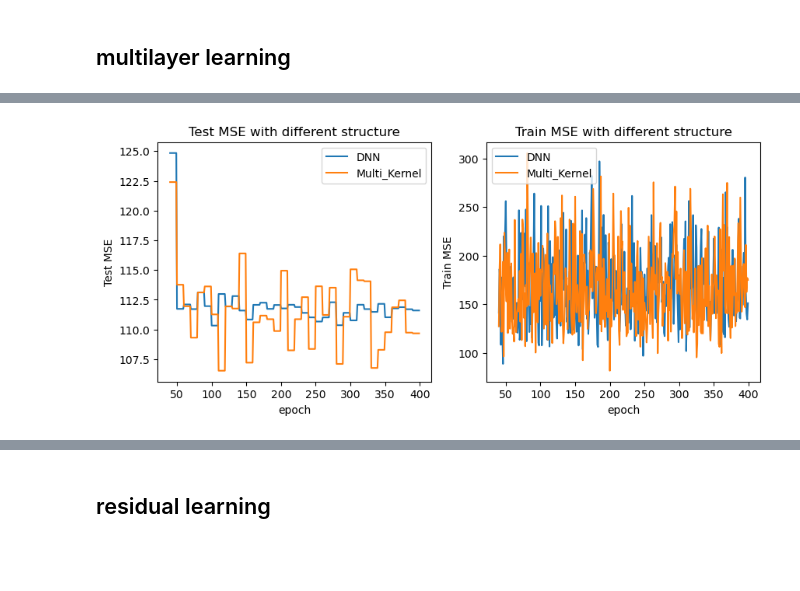
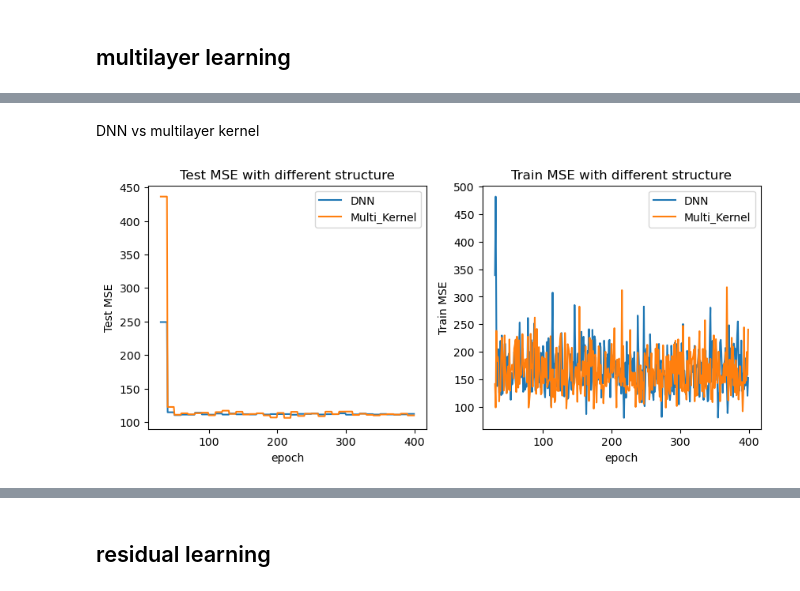
Before and after one commit to ZZZhyEva/Multi-layer-Kernel-Machine, a Jupyter notebook: Experiment-Random Feature Residual Learning.ipynb, the cells around one changed output, grey strips where cells are left out. Saved outputs shown, nothing was run; the diff lists cells and outputs as text; code cells hidden in the pictures; blank space fills up the shorter version.

```diff
--- a/Experiment-Random Feature Residual Learning.ipynb
+++ b/Experiment-Random Feature Residual Learning.ipynb
@@ -166,7 +281,7 @@ def sample_1d(pdf, gamma):
     elif pdf=='L':
         w=np.random.laplace(1)*gamma
         return w
-    else:
+    elif pdf=='C':
         w=np.random.standard_cauchy(1)*gamma
         return w
 
@@ -331,24 +446,33 @@ class mydataset(Dataset):
 train_loader = DataLoader(mydataset(nntrain_x, nntrain_y),batch_size=100, shuffle=True)
 test_loader = DataLoader(mydataset(nntest_x, nntest_y),batch_size=100, shuffle=False)
 
+
 class KernelNet(nn.Module):
     def __init__(self):
         super(KernelNet, self).__init__()
-        self.fc1 = nn.Linear(200, 10)
-        self.fc2 = nn.Linear(10, 1)
+        self.fc1 = nn.Linear(200, 50)
+        self.fc2 = nn.Linear(50, 10)
+        self.fc3 = nn.Linear(10, 1)
 
     def forward(self, x):
-        rff=RandomFourierFeature(90,200,kernel='G',gamma=0.2)
+        rff=RandomFourierFeature(90,200,kernel='L',gamma=0.01)
         y=x.detach().numpy()
         y=pd.DataFrame(y)
         yn = rff.transform(y)
         x = torch.from_numpy(yn).float()
-        rff=RandomFourierFeature(10,10,kernel='L',gamma=0.1)
-        y=self.fc1(x).detach().numpy()
+        x=self.fc1(x)
+        rff=RandomFourierFeature(50,50,kernel='C',gamma=0.1)
+        y=x.detach().numpy()
         y=pd.DataFrame(y)
         yn = rff.transform(y)
         x = torch.from_numpy(yn).float()
-        return self.fc2(x)
+        x=self.fc2(x)
+        rff=RandomFourierFeature(10,10,kernel='G',gamma=1)
+        y=x.detach().numpy()
+        y=pd.DataFrame(y)
+        yn = rff.transform(y)
+        x = torch.from_numpy(yn).float()
+        return self.fc3(x)
 
 #initialize
 def init_weights(m):
@@ -421,20 +677,22 @@ KernelNet complexity and model fitted in 195.846 s
+# %% [markdown]
+DNN vs multilayer kernel
 # %%
-a=np.linspace(40,399,360)
+a=np.linspace(30,399,370)
 epochset = [int(item) for item in a]
 fig, ax = plt.subplots(1, 2, figsize=(10, 4))
-ax[0].plot(epochset,dnn_testloss[40:])
-ax[0].plot(epochset,kernelnn_testloss[40:])
+ax[0].plot(epochset,dnn_testloss[30:])
+ax[0].plot(epochset,kernelnn_testloss[30:])
 ax[0].legend(["DNN","Multi_Kernel"])
 ax[0].set_xlabel("epoch")
 ax[0].set_ylabel("Test MSE")
 ax[0].set_title("Test MSE with different structure")
 
-ax[1].plot(epochset,dnn_trainloss[40:])
-ax[1].plot(epochset,kernelnn_trainloss[40:])
+ax[1].plot(epochset,dnn_trainloss[30:])
+ax[1].plot(epochset,kernelnn_trainloss[30:])
 ax[1].legend(["DNN","Multi_Kernel"])
 ax[1].set_xlabel("epoch")
 ax[1].set_ylabel("Train MSE")
 ax[1].set_title("Train MSE with different structure")
 plt.show()
 # %% [output]
-[figure, old version]
+[figure, new version]
```
Also changed, not shown: parts of 9 cells of this notebook.
